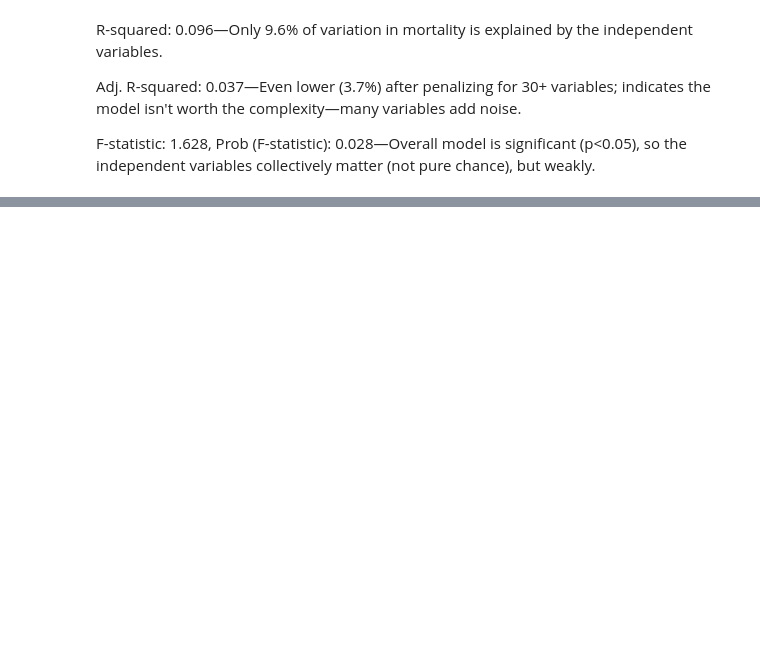
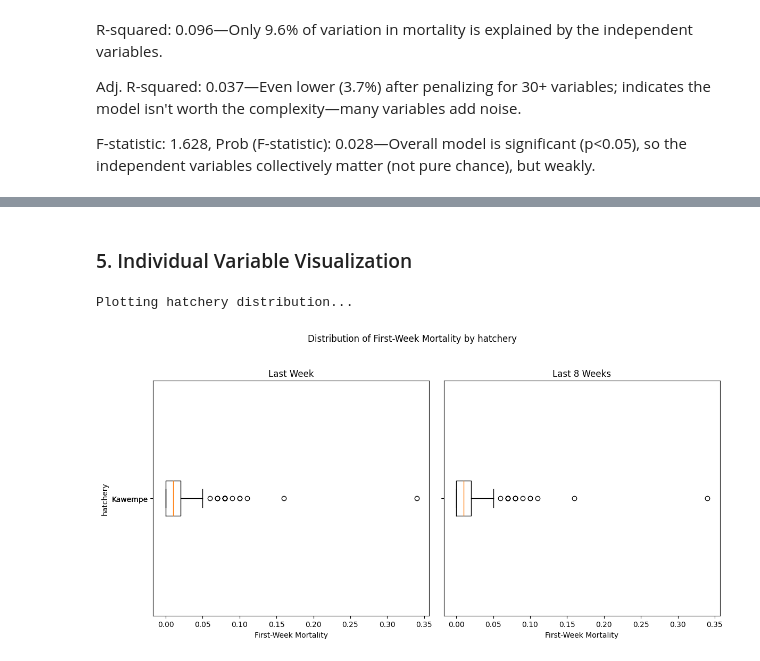
Before and after one commit to Naod-Mergiya/Regression_mortality, a Jupyter notebook: ML_regression.ipynb, the cells around one changed output, grey strips where cells are left out. Drawn from its saved outputs; the diff is of its cells as text; code cells hidden in the pictures; blank space fills up the shorter version.

```diff
--- a/ML_regression.ipynb
+++ b/ML_regression.ipynb
@@ -171,0 +221,8 @@ plt.show()
+# %% [markdown]
+### 5. Individual Variable Visualization
+# %%
+print("\nPlotting hatchery distribution...")
+plot_individual_variable(df_last_week, df_last_8_weeks, 'hatchery', y_col)
+# %% [output]
+Plotting hatchery distribution...
+[figure, added]
```
Also changed, not shown: parts of 15 cells of this notebook, 4 other files.
